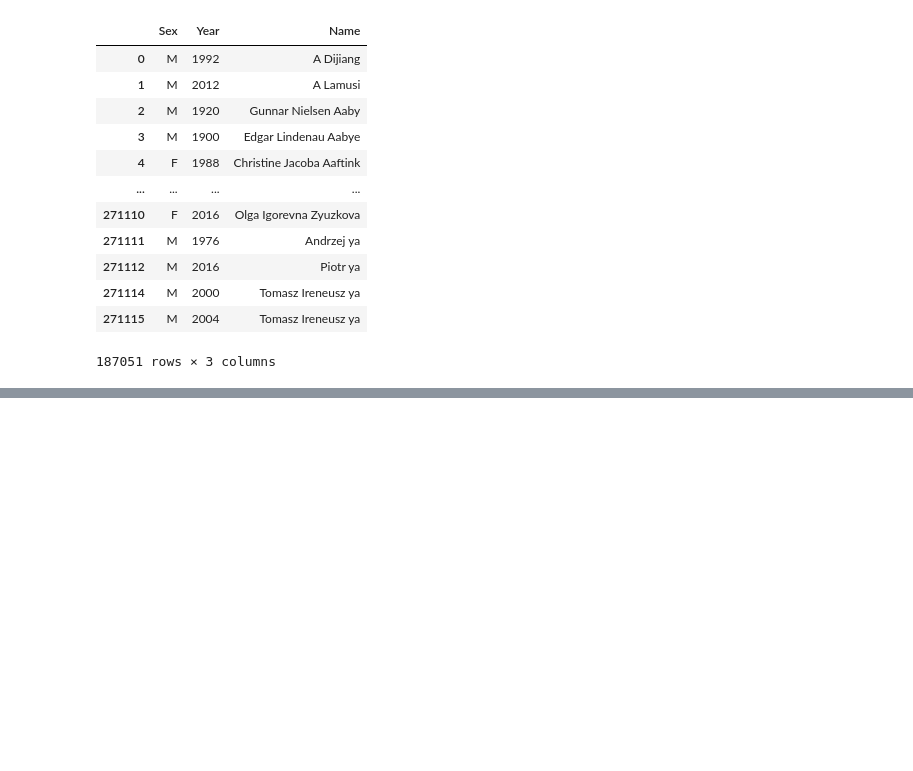
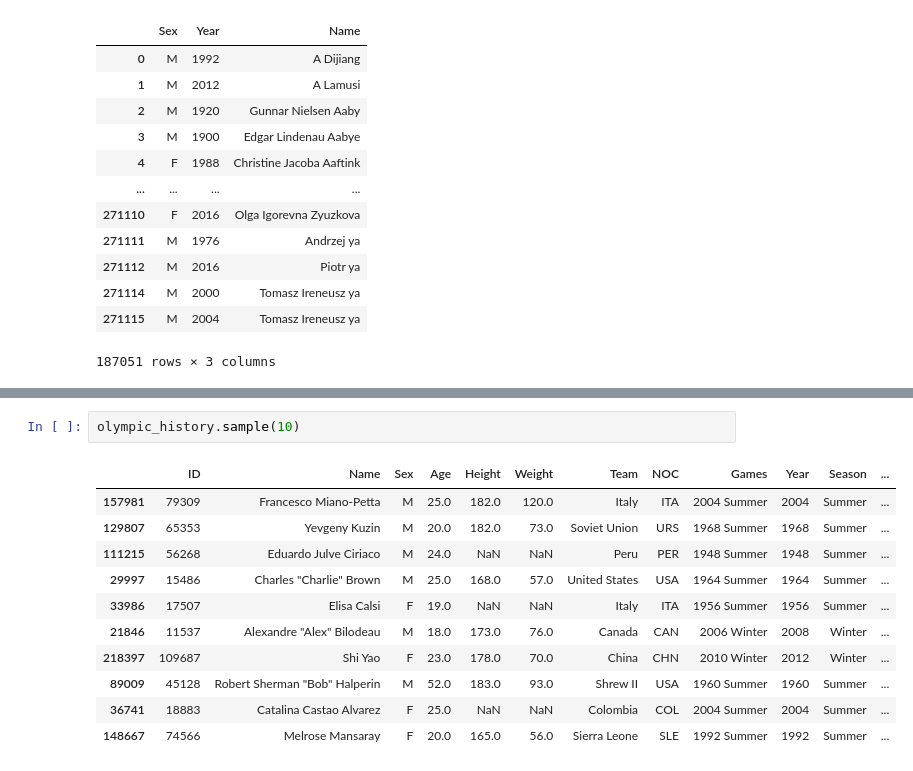
Before and after one commit to jmejiasb/viu_act2, a Jupyter notebook: 04EPPY_Act02(1).ipynb, the cells around one changed output, grey strips where cells are left out. Drawn from its saved outputs; the diff is of its cells as text; blank space fills up the shorter version.

```diff
--- a/04EPPY_Act02(1).ipynb
+++ b/04EPPY_Act02(1).ipynb
@@ -250,0 +254,14 @@ plt.show()
+# %%
+olympic_history.sample(10)
+# %% [output]
+|  | ID | Name | Sex | Age | Height | Weight | Team | NOC | Games | Year | Season | ... |
+| 157981 | 79309 | Francesco Miano-Petta | M | 25.0 | 182.0 | 120.0 | Italy | ITA | 2004 Summer | 2004 | Summer | ... |
+| 129807 | 65353 | Yevgeny Kuzin | M | 20.0 | 182.0 | 73.0 | Soviet Union | URS | 1968 Summer | 1968 | Summer | ... |
+| 111215 | 56268 | Eduardo Julve Ciriaco | M | 24.0 | NaN | NaN | Peru | PER | 1948 Summer | 1948 | Summer | ... |
+| 29997 | 15486 | Charles "Charlie" Brown | M | 25.0 | 168.0 | 57.0 | United States | USA | 1964 Summer | 1964 | Summer | ... |
+| 33986 | 17507 | Elisa Calsi | F | 19.0 | NaN | NaN | Italy | ITA | 1956 Summer | 1956 | Summer | ... |
+| 21846 | 11537 | Alexandre "Alex" Bilodeau | M | 18.0 | 173.0 | 76.0 | Canada | CAN | 2006 Winter | 2008 | Winter | ... |
+| 218397 | 109687 | Shi Yao | F | 23.0 | 178.0 | 70.0 | China | CHN | 2010 Winter | 2012 | Winter | ... |
+| 89009 | 45128 | Robert Sherman "Bob" Halperin | M | 52.0 | 183.0 | 93.0 | Shrew II | USA | 1960 Summer | 1960 | Summer | ... |
+| 36741 | 18883 | Catalina Castao Alvarez | F | 25.0 | NaN | NaN | Colombia | COL | 2004 Summer | 2004 | Summer | ... |
+| 148667 | 74566 | Melrose Mansaray | F | 20.0 | 165.0 | 56.0 | Sierra Leone | SLE | 1992 Summer | 1992 | Summer | ... |
```
Also changed, not shown: parts of 25 cells of this notebook.
